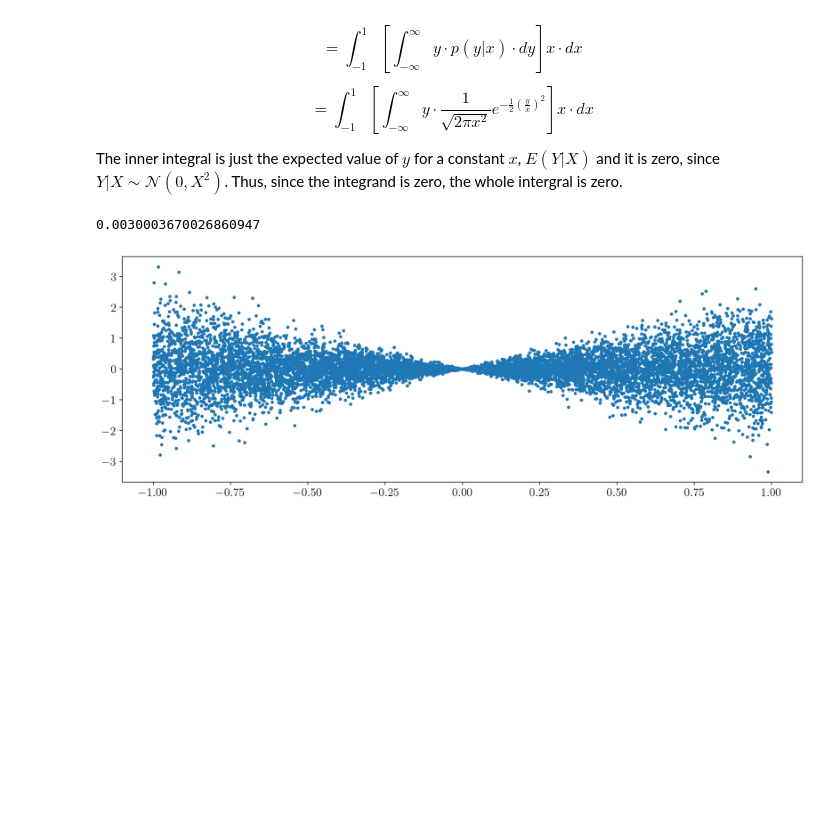
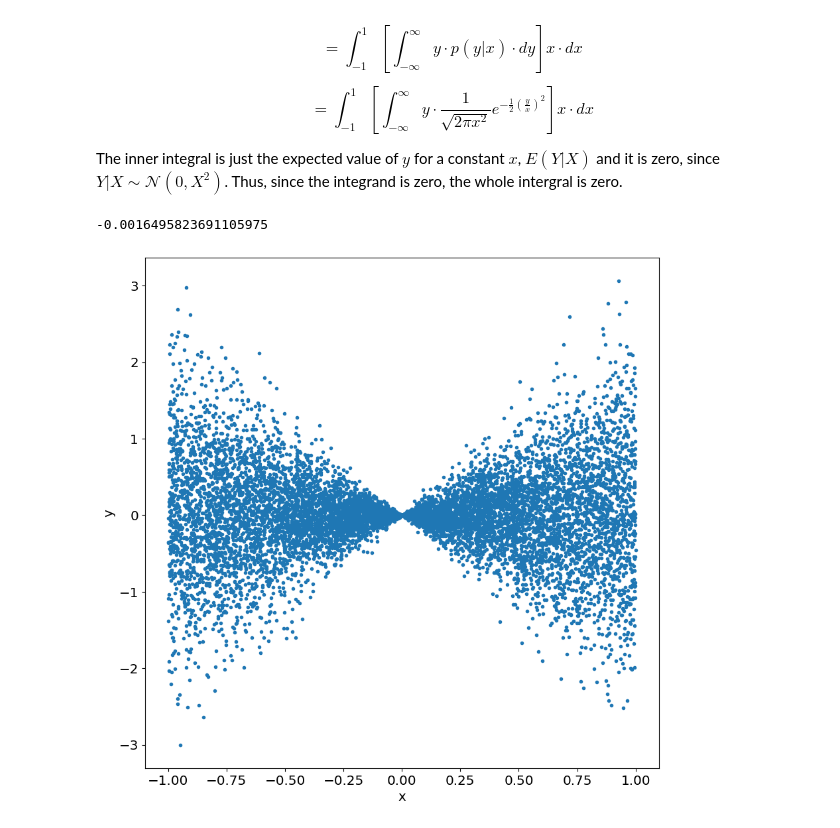
Before and after one commit to cdds-uiuc/simles-book, a Jupyter notebook: _sources/content/Module01/M01_N03_Moments.ipynb, the cells around one changed output. Cells and saved outputs as stored; diff of their text form; code cells hidden in the pictures; blank space fills up the shorter version.

```diff
--- a/_sources/content/Module01/M01_N03_Moments.ipynb
+++ b/_sources/content/Module01/M01_N03_Moments.ipynb
@@ -12,10 +12,7 @@ import matplotlib.pyplot as plt
 from scipy import stats
 
 # These are some parameters to make figures nice (and big)
-%matplotlib inline
-%config InlineBackend.figure_format = 'retina'
 plt.rcParams['figure.figsize'] = 16,8
-plt.rcParams['text.usetex'] = True
 params = {'legend.fontsize': 'x-large',
           'figure.figsize': (15, 5),
          'axes.labelsize': 'x-large',
@@ -360,15 +357,19 @@ The inner integral is just the expected value of $y$ for a constant $x$, $E(Y|X)
 # %%
 
 Ndraws=10000
 X=stats.uniform.rvs(loc=-1,scale=2,size=Ndraws);
 Y=np.zeros([Ndraws])
 for i in range(Ndraws):
-    Y[i]=stats.norm.rvs(loc=0,scale=np.abs(X[i]),size=1)
+    Y[i]=stats.norm.rvs(loc=0,scale=np.abs(X[i]))
+
+fig,ax=plt.subplots(1,figsize=[10,10])
 plt.plot(X,Y,'.')
+plt.xlabel('x')
+plt.ylabel('y')
 
 scov=1/(Ndraws-1)*np.sum((X-np.mean(X))*(Y-np.mean(Y)))
 
 print(scov)
 # %% [output]
-0.0030003670026860947
+-0.0016495823691105975
-[figure, old version]
+[figure, new version]
```
Also changed, not shown: parts of 2 cells of this notebook, 57 other files.
